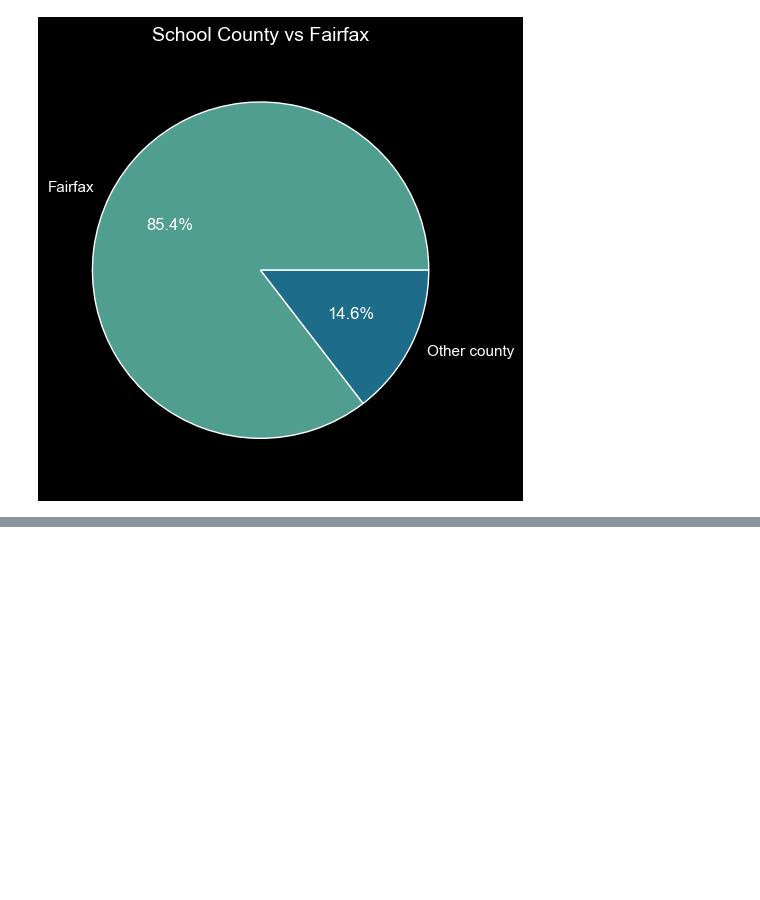
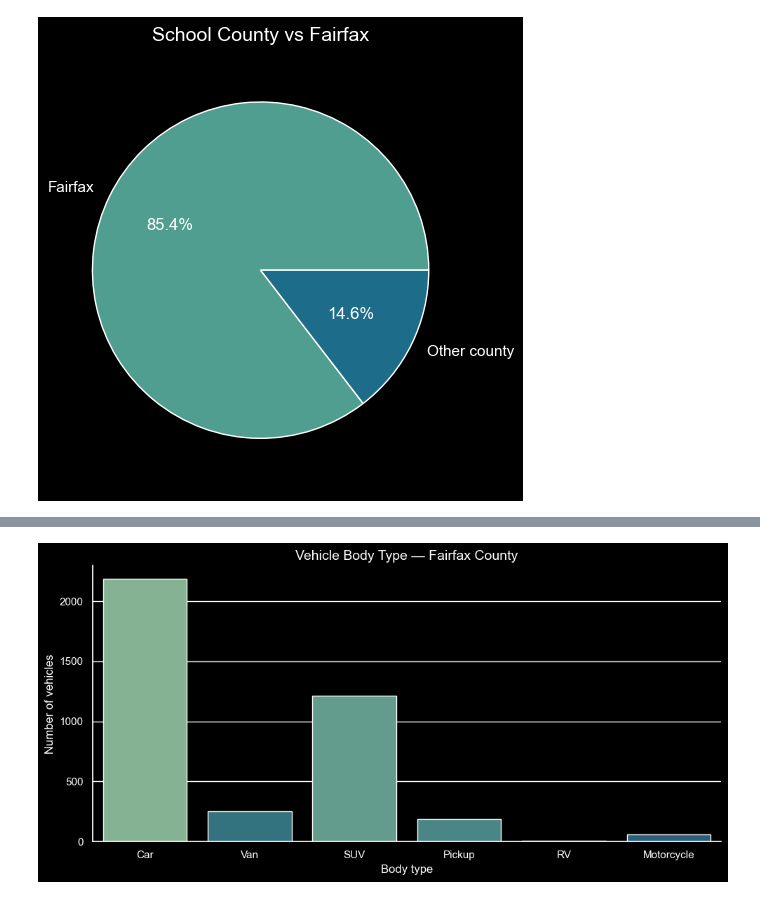
Before and after one commit to pengu-rengu/ev_digital_city, a Jupyter notebook: notebooks/initial_analysis.ipynb, the cells around one changed output, grey strips where cells are left out. Drawn from its saved outputs; the diff is of its cells as text; code cells hidden in the pictures; blank space fills up the shorter version.

```diff
--- a/notebooks/initial_analysis.ipynb
+++ b/notebooks/initial_analysis.ipynb
@@ -378,0 +406,17 @@ plt.show()
+# %%
+bodytype_labels = {
+    1: "Car", 2: "Van", 3: "SUV", 4: "Pickup", 5: "Other\ntruck", 6: "RV", 7: "Motorcycle", 997: "Other",
+}
+bodytype_data = vehicles_df[vehicles_df["BODYTYPE"] != -9].copy()
+bodytype_data["BodyType"] = bodytype_data["BODYTYPE"].map(bodytype_labels)
+bodytype_order = [bodytype_labels[c] for c in sorted(bodytype_data["BODYTYPE"].unique())]
+fig, ax = plt.subplots(figsize = (10, 5))
+sns.countplot(data = bodytype_data, x = "BodyType", order = bodytype_order, hue = "BodyType", palette = "crest", legend = False, ax = ax)
+ax.set_title("Vehicle Body Type — Fairfax County", fontsize = 14)
+ax.set_xlabel("Body type")
+ax.set_ylabel("Number of vehicles")
+sns.despine()
+plt.tight_layout()
+plt.show()
+# %% [output]
+[figure, added]
```
Also changed, not shown: parts of 14 cells of this notebook.
